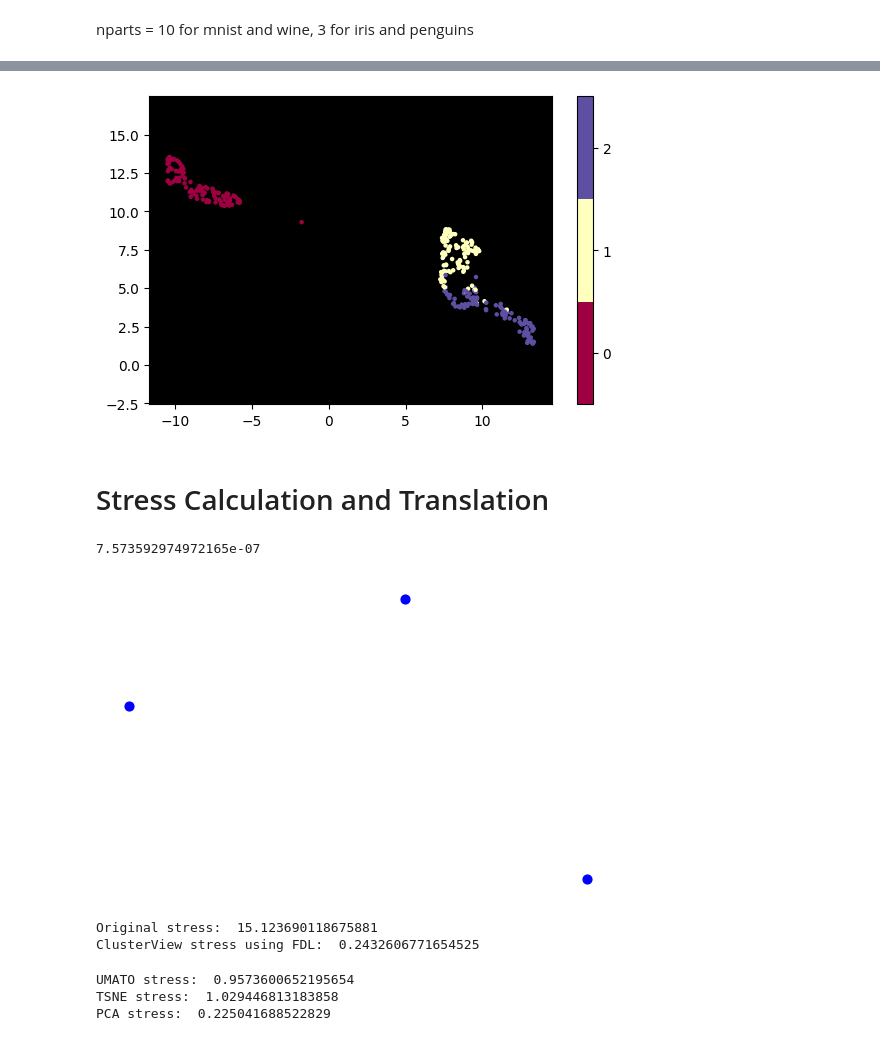
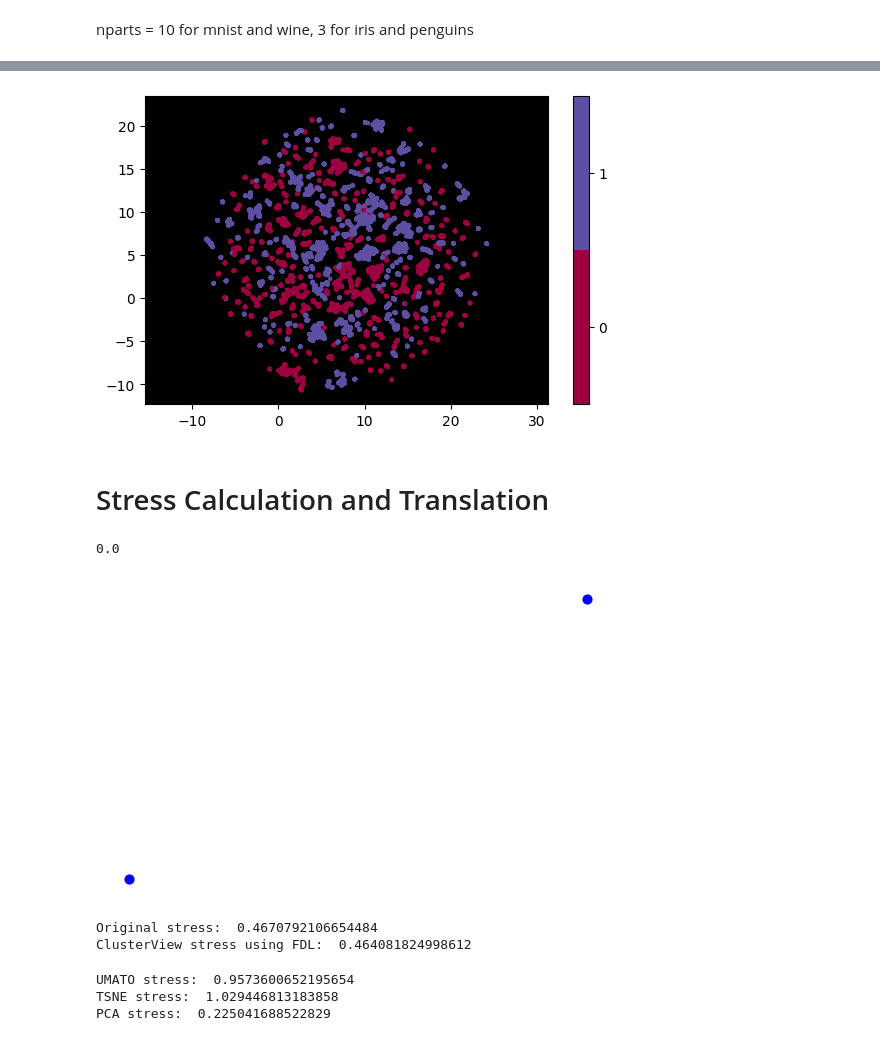
Before and after one commit to Vasu456/ClusterView-, a Jupyter notebook: Cluster_View.ipynb, the cells around one changed output, grey strips where cells are left out. Saved outputs shown, nothing was run; the diff lists cells and outputs as text; code cells hidden in the pictures.

```diff
--- a/Cluster_View.ipynb
+++ b/Cluster_View.ipynb
@@ -304,0 +301,3 @@ data_.shape
+# %%
+data_ = dataset.iloc[:,:-1]
+data_ = np.array(pd.get_dummies(data_))
@@ -342,7 +355,8 @@ ngraph = nkx.Graph(graph)
 # %% [markdown]
 nparts = 10 for mnist and wine, 3 for iris and penguins
 # %%
-(edgecuts, parts) = metis.part_graph(ngraph, nparts=3)
+(edgecuts, parts) = metis.part_graph(ngraph, nparts=2
+                                     )
 # %%
 print(parts)
 # %% [output]
@@ -380,13 +394,13 @@ embeddingPCA = PCA(n_components=2).fit_transform(data_)
 # %%
 plt.rcParams["figure.figsize"] = (6.5,4)
 ax = plt.axes()
 ax.set_facecolor("black")
 plt.scatter(embedding[:, 0], embedding[:, 1], c=parts, cmap='Spectral', s=5)
 plt.gca().set_aspect('equal', 'datalim')
-plt.colorbar(boundaries=np.arange(4)-0.5).set_ticks(np.arange(3))
+plt.colorbar(boundaries=np.arange(3)-0.5).set_ticks(np.arange(2))
 # plt.title('UMAP projection', fontsize=24);
 # %% [output]
-[figure, old version]
+[figure, new version]
 # %% [markdown]
 # Stress Calculation and Translation
 # %%
@@ -468,8 +482,8 @@ initialCentres = calculateClusterCenter(embedding)
 differenceFDL = posDifference(centre, initialCentres, "fdl")
 #differencePCA = posDifference(centre, initialCentres, "pca")
 # %% [output]
-7.573592974972165e-07
+0.0
-[figure, old version]
+[figure, new version]
 # %%
 def translateUsingDifference(difference, parts, embedding):
   newEmbedding = embedding
@@ -492,8 +506,8 @@ translatedEmbeddingFDL = translateUsingDifference(differenceFDL, parts, embeddin
 print("ClusterView stress using FDL: ", stress(data_,translatedEmbeddingFDL))
 #print("ClusterView stress using PCA: ", stress(data_,translatedEmbeddingPCA))
 # %% [output]
-Original stress:  15.123690118675881
-ClusterView stress using FDL:  0.2432606771654525
+Original stress:  0.4670792106654484
+ClusterView stress using FDL:  0.464081824998612
 # %%
 print("UMATO stress: ", stress(data_, embeddingUMATO))
 print("TSNE stress: ", stress(data_, embeddingTSNE))
```
Also changed, not shown: parts of 10 cells of this notebook.
